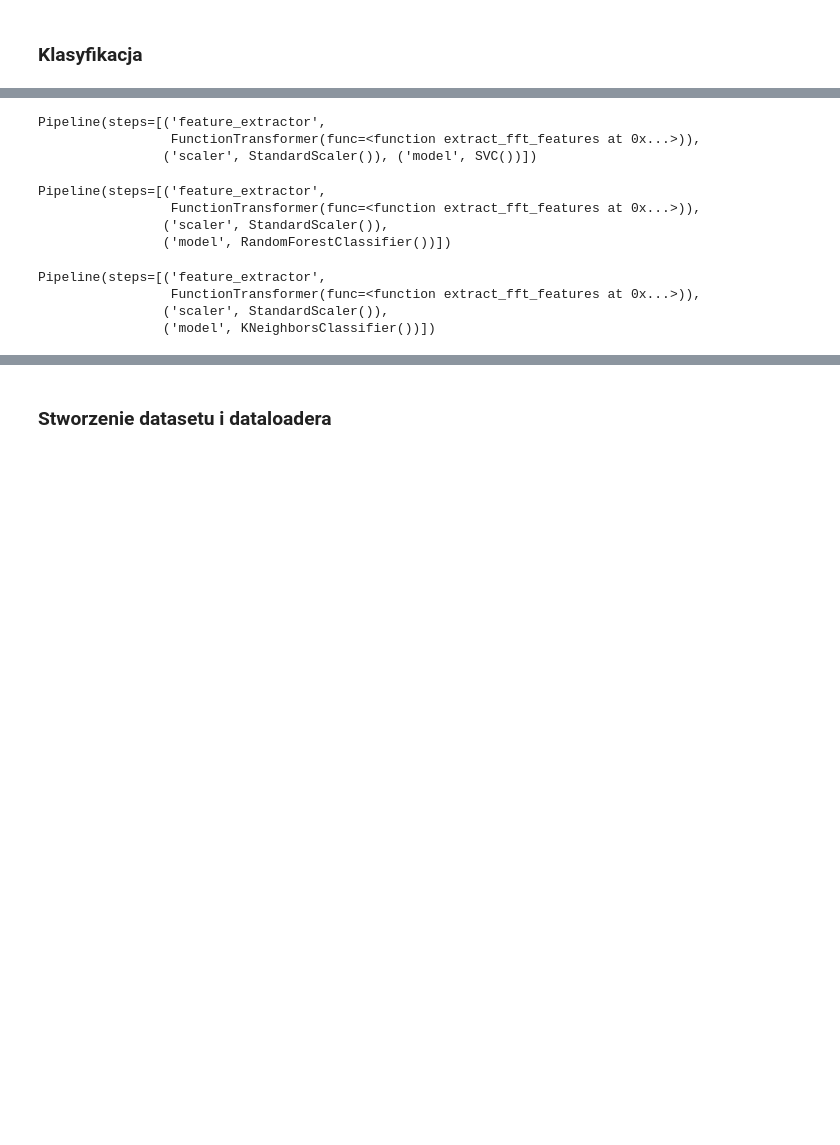
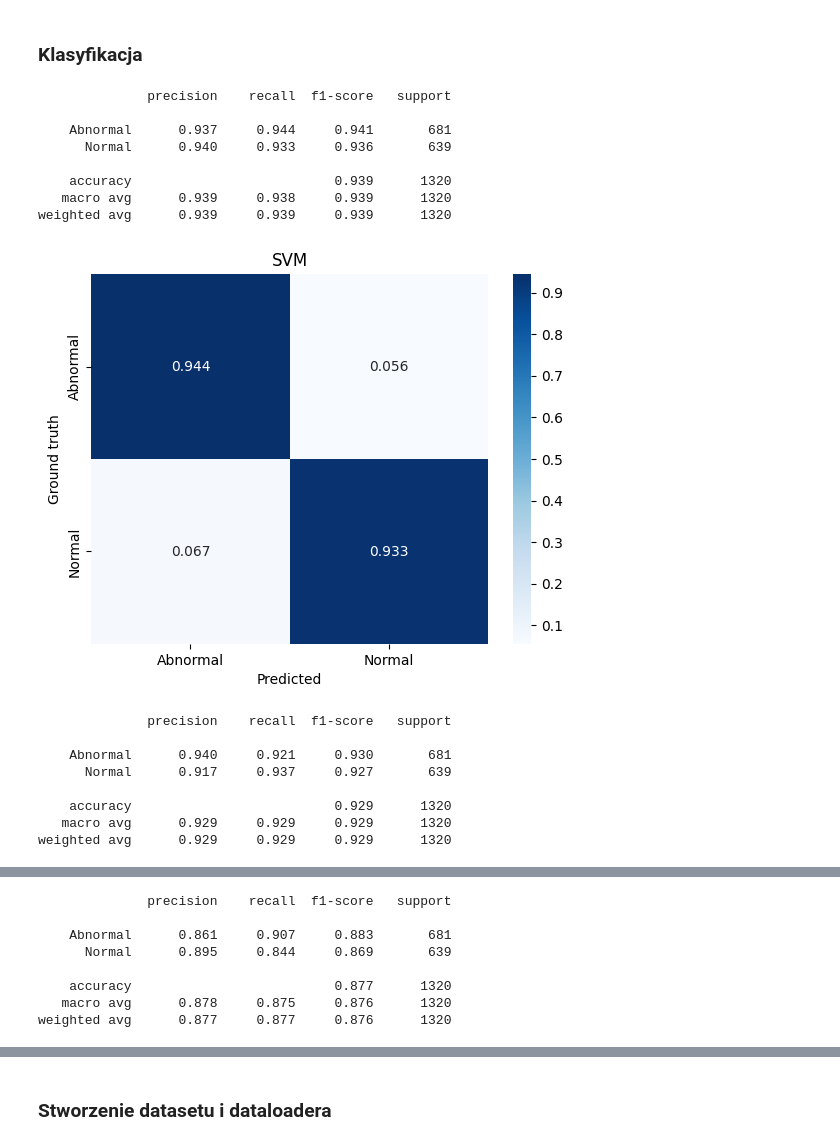
Before and after one commit to Kacper-Marciniak/Kurs-AI, a Jupyter notebook: Student/P8/Projekt8_TimeSeries.ipynb, the cells around one changed output, grey strips where cells are left out. Drawn from its saved outputs; the diff is of its cells as text; code cells hidden in the pictures; blank space fills up the shorter version.

```diff
--- a/Student/P8/Projekt8_TimeSeries.ipynb
+++ b/Student/P8/Projekt8_TimeSeries.ipynb
@@ -171,3 +222,7 @@ fft_features = FunctionTransformer(extract_fft_features)
+# %%
+from sklearn.preprocessing import FunctionTransformer
+
+fft_features = FunctionTransformer(transform_to_freq_domain)
 # %%
 # Stworzenie pipeline'u
 from sklearn.pipeline import Pipeline
@@ -178,6 +233,8 @@ from sklearn.svm import SVC
 from sklearn.ensemble import RandomForestClassifier
 # KNN
 from sklearn.neighbors import KNeighborsClassifier
+
+USE_FFT = True
 
 if USE_FFT:
     pipeline_SVM = Pipeline([
@@ -185,30 +242,74 @@ if USE_FFT:
         ('scaler', StandardScaler()),
         ('model', SVC(kernel='rbf'))
     ])
 
     pipeline_RF = Pipeline([
         ('feature_extractor', fft_features),
         ('scaler', StandardScaler()),
         ('model', RandomForestClassifier())
     ])
 
     pipeline_KNN = Pipeline([
         ('feature_extractor', fft_features),
         ('scaler', StandardScaler()),
         ('model', KNeighborsClassifier())
     ])
 else:
     pipeline_SVM = Pipeline([
         ('scaler', StandardScaler()),
         ('model', SVC(kernel='rbf'))
     ])
 
     pipeline_RF = Pipeline([
         ('scaler', StandardScaler()),
         ('model', RandomForestClassifier())
     ])
 
     pipeline_KNN = Pipeline([
         ('scaler', StandardScaler()),
         ('model', KNeighborsClassifier())
     ])
+
+# Fit
+
+pipeline_SVM.fit(X_train, y_train)
+pipeline_RF.fit(X_train, y_train)
+pipeline_KNN.fit(X_train, y_train)
+
+# Evaluate
+from sklearn.metrics import classification_report
+from sklearn.metrics import confusion_matrix
+from seaborn import heatmap
+
+for pipeline, name in zip((pipeline_SVM, pipeline_RF, pipeline_KNN), ("SVM", "RandomForest", "KNN")):
+
+    preds = pipeline.predict(X_test)
+
+    report = classification_report(y_test, preds, target_names=CLASS_NAMES, zero_division=0, digits=3)
+    print(report)
+
+    confusion_matrix_ = confusion_matrix(y_test, preds)
+    confusion_matrix_ = confusion_matrix_ / confusion_matrix_[:, :].sum(axis=1)[:, np.newaxis]
+    ax = heatmap(confusion_matrix_, annot=True, xticklabels=CLASS_NAMES, yticklabels=CLASS_NAMES, cmap='Blues', fmt=".3f")
+    ax.set_xlabel("Predicted")
+    ax.set_ylabel("Ground truth")
+    ax.set_title(f"{name}")
+    plt.show()
+# %% [output]
+              precision    recall  f1-score   support
+
+    Abnormal      0.937     0.944     0.941       681
+      Normal      0.940     0.933     0.936       639
+
+    accuracy                          0.939      1320
+   macro avg      0.939     0.938     0.939      1320
+weighted avg      0.939     0.939     0.939      1320
+[figure, added]
+              precision    recall  f1-score   support
+
+    Abnormal      0.940     0.921     0.930       681
+      Normal      0.917     0.937     0.927       639
+
+    accuracy                          0.929      1320
+   macro avg      0.929     0.929     0.929      1320
+weighted avg      0.929     0.929     0.929      1320
@@ -214,0 +317,8 @@ else:
+              precision    recall  f1-score   support
+
+    Abnormal      0.861     0.907     0.883       681
+      Normal      0.895     0.844     0.869       639
+
+    accuracy                          0.877      1320
+   macro avg      0.878     0.875     0.876      1320
+weighted avg      0.877     0.877     0.876      1320
@@ -215,20 +325,0 @@ else:
-# %%
-pipeline_SVM.fit(X_train, y_train)
-# %% [output]
-Pipeline(steps=[('feature_extractor',
-                 FunctionTransformer(func=<function extract_fft_features at 0x...>)),
-                ('scaler', StandardScaler()), ('model', SVC())])
-# %%
-pipeline_RF.fit(X_train, y_train)
-# %% [output]
-Pipeline(steps=[('feature_extractor',
-                 FunctionTransformer(func=<function extract_fft_features at 0x...>)),
-                ('scaler', StandardScaler()),
-                ('model', RandomForestClassifier())])
-# %%
-pipeline_KNN.fit(X_train, y_train)
-# %% [output]
-Pipeline(steps=[('feature_extractor',
-                 FunctionTransformer(func=<function extract_fft_features at 0x...>)),
-                ('scaler', StandardScaler()),
-                ('model', KNeighborsClassifier())])
```
Also changed, not shown: parts of 35 cells of this notebook, 1 other file.
